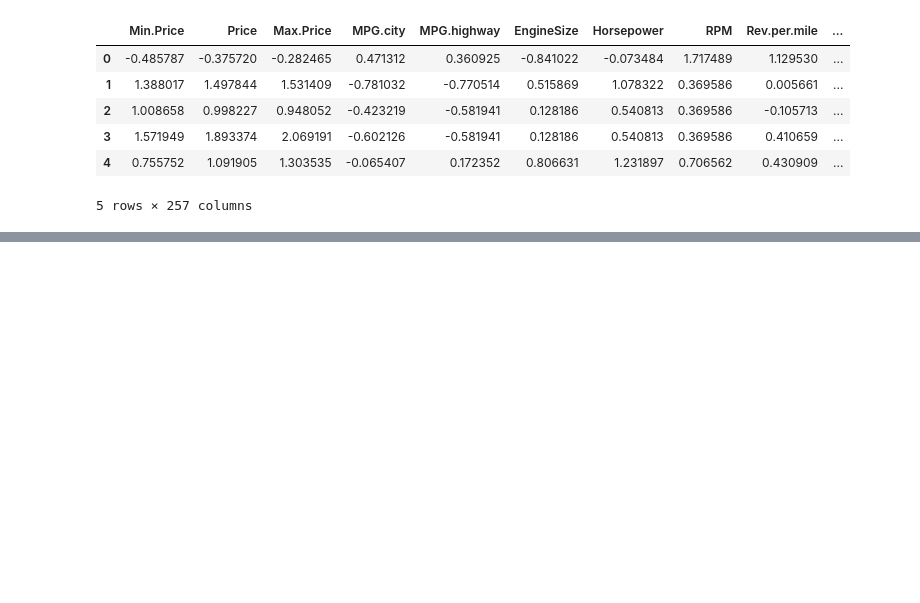
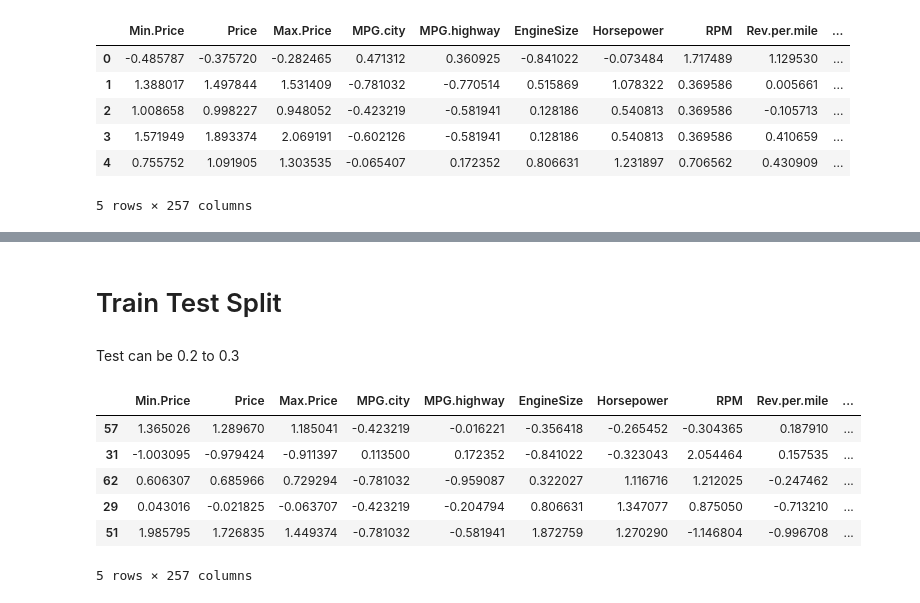
Before and after one commit to DhanashreeAmbekar/Machine-Learning, a Jupyter notebook: 3.Manual Preprocessing/preprocessing.ipynb, the cells around one changed output, grey strips where cells are left out. Cells and saved outputs as stored; diff of their text form; code cells hidden in the pictures; blank space fills up the shorter version.

```diff
--- a/3.Manual Preprocessing/preprocessing.ipynb
+++ b/3.Manual Preprocessing/preprocessing.ipynb
@@ -374,0 +384,4 @@ X_pre.to_csv("CarsPre.csv", index=False)
+# %% [markdown]
+# Train Test Split
+# %% [markdown]
+Test can be 0.2 to 0.3
@@ -374,0 +391,11 @@ X_pre.to_csv("CarsPre.csv", index=False)
+# %%
+
+xtrain.head()
+# %% [output]
+|  | Min.Price | Price | Max.Price | MPG.city | MPG.highway | EngineSize | Horsepower | RPM | Rev.per.mile | ... |
+| 57 | 1.365026 | 1.289670 | 1.185041 | -0.423219 | -0.016221 | -0.356418 | -0.265452 | -0.304365 | 0.187910 | ... |
+| 31 | -1.003095 | -0.979424 | -0.911397 | 0.113500 | 0.172352 | -0.841022 | -0.323043 | 2.054464 | 0.157535 | ... |
+| 62 | 0.606307 | 0.685966 | 0.729294 | -0.781032 | -0.959087 | 0.322027 | 1.116716 | 1.212025 | -0.247462 | ... |
+| 29 | 0.043016 | -0.021825 | -0.063707 | -0.423219 | -0.204794 | 0.806631 | 1.347077 | 0.875050 | -0.713210 | ... |
+| 51 | 1.985795 | 1.726835 | 1.449374 | -0.781032 | -0.581941 | 1.872759 | 1.270290 | -1.146804 | -0.996708 | ... |
+5 rows × 257 columns
```
Also changed, not shown: parts of 47 cells of this notebook, 2 other files.
